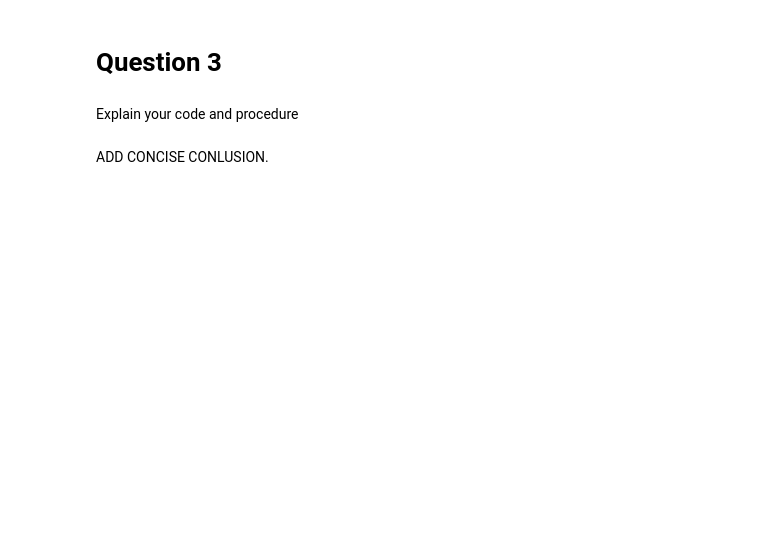
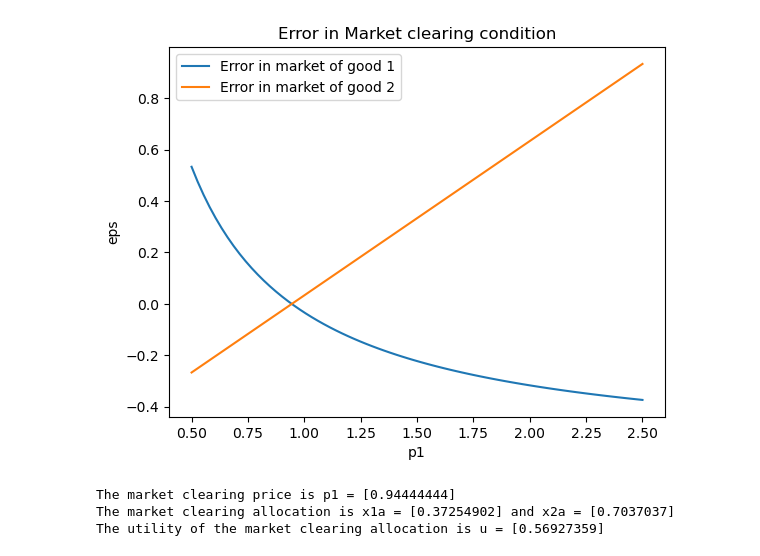
Before and after one commit to NumEconCopenhagen/projects-2024-bolo, a Jupyter notebook: inauguralproject/inauguralproject.ipynb, the cells around one changed output. Drawn from its saved outputs; the diff is of its cells as text; code cells hidden in the pictures; blank space fills up the shorter version.

```diff
--- a/inauguralproject/inauguralproject.ipynb
+++ b/inauguralproject/inauguralproject.ipynb
@@ -38,4 +14,0 @@ Explain your code and procedure
-# %% [markdown]
-# Question 3
-# %% [markdown]
-Explain your code and procedure
@@ -44,2 +15,40 @@ Explain your code and procedure
-# %% [markdown]
-ADD CONCISE CONLUSION.
+# %%
+#Question 1
+
+model = ExchangeEconomyClass()
+
+#Pareto optimal allocations, i.e. x1a and x2a, that leave both players as least as well off as they were when consuming their endowments
+x1a_pareto_optimal, x2a_pareto_optimal= model.pareto_opt_allocations()
+# %%
+#Question 2
+
+#2.a computation of errors in the market clearning condition
+eps1,eps2,p1= model.check_market_clearing()
+
+
+#2.b plot these errors:
+plt.plot(p1,eps1, label = "Error in market of good 1")
+plt.plot(p1,eps2, label = "Error in market of good 2")
+plt.xlabel('p1')
+plt.ylabel('eps')
+plt.title('Error in Market clearing condition')
+plt.legend()
+plt.show()
+# %% [output]
+[figure, added]
+# %%
+#Question 3
+
+#3.a Computation of the market clearing price
+p1_equilibrium,x1a_equilibrium,x2a_equilibrium,u_equilibrium = model.market_clearing_price()
+
+#3.b Print this price.
+print(f'The market clearing price is p1 = {p1_equilibrium}')
+
+#3.c Print the market clearing allocation and the utility of the market clearing allocation.
+print(f'The market clearing allocation is x1a = {x1a_equilibrium} and x2a = {x2a_equilibrium}')
+print(f'The utility of the market clearing allocation is u = {u_equilibrium}')
+# %% [output]
+The market clearing price is p1 = [0.94444444]
+The market clearing allocation is x1a = [0.37254902] and x2a = [0.7037037]
+The utility of the market clearing allocation is u = [0.56927359]
```
Also changed, not shown: parts of 18 cells of this notebook, 4 other files.
